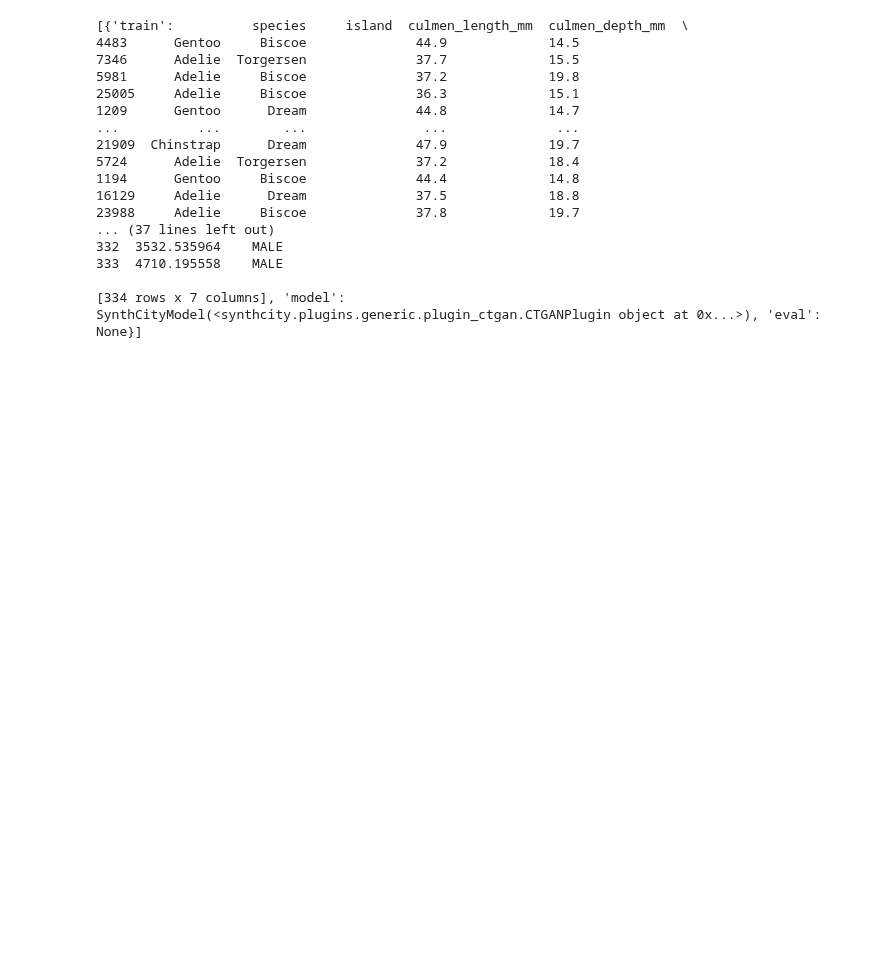
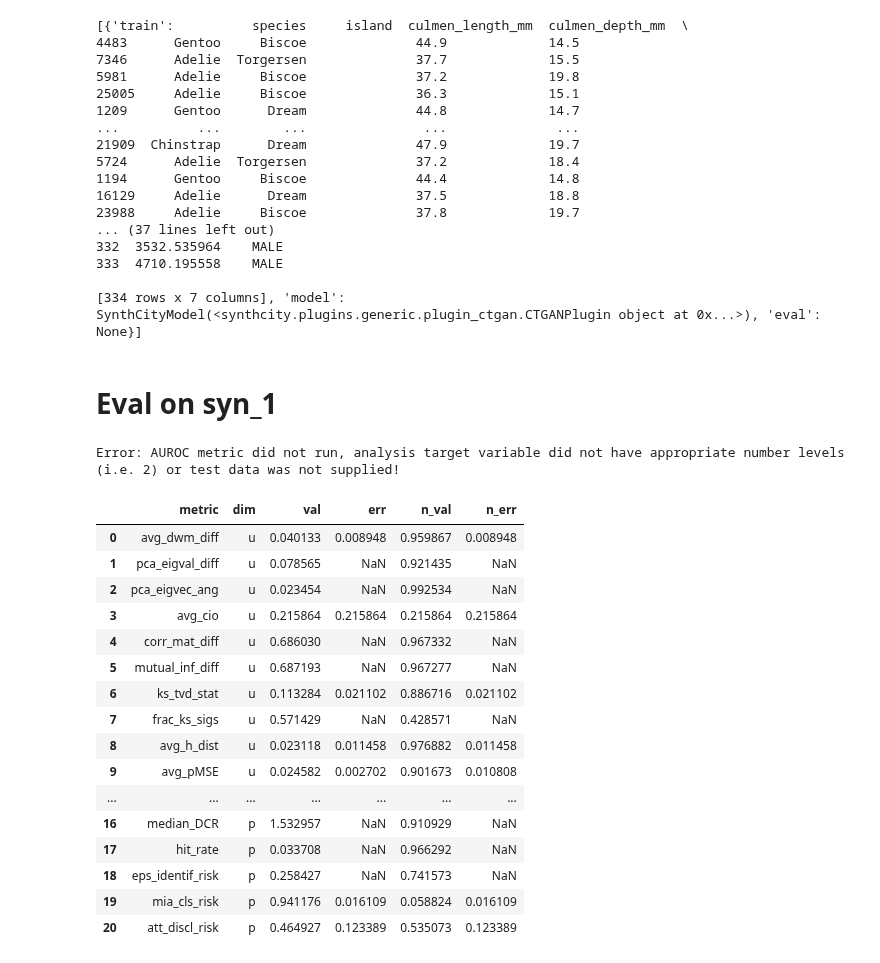
Before and after one commit to LucasBrynk/synthe_size_me, a Jupyter notebook: penguins_syn/penguins_ctgan_syn.ipynb, the cells around one changed output. Drawn from its saved outputs; the diff is of its cells as text; code cells hidden in the pictures; blank space fills up the shorter version.

Commit message:
Eval of all stacks and gens

```diff
--- a/penguins_syn/penguins_ctgan_syn.ipynb
+++ b/penguins_syn/penguins_ctgan_syn.ipynb
@@ -353,3 +344,39 @@ stack_synth_only_syn = pd.read_csv(f"{gen_method}\stack_synth_only_syn.csv").rou
 
 # Remove first column
 stack_synth_only_syn = stack_synth_only_syn.iloc[:, 1:]
+# %% [markdown]
+# Eval on syn_1
+# %%
+# Read train and test data (this is base/real train and test data, not the stack data)
+penguins_train = pd.read_csv("Data\penguins_train.csv")
+penguins_test = pd.read_csv("Data\penguins_test.csv")
+
+# Read syn_v1 data
+penguins_syn = pd.read_csv(f"{gen_method}\penguins_syn_v1.csv").round(1)
+
+# Remove first column
+penguins_syn = penguins_syn.iloc[:, 1:]
+
+# SynthEval
+S = SynthEval(penguins_train, holdout_dataframe=penguins_test, verbose=0)
+res_real = S.evaluate(penguins_syn,target,"full_eval")
+res_real
+# %% [output]
+Error: AUROC metric did not run, analysis target variable did not have appropriate number levels (i.e. 2) or test data was not supplied!
+|  | metric | dim | val | err | n_val | n_err |
+| 0 | avg_dwm_diff | u | 0.040133 | 0.008948 | 0.959867 | 0.008948 |
+| 1 | pca_eigval_diff | u | 0.078565 | NaN | 0.921435 | NaN |
+| 2 | pca_eigvec_ang | u | 0.023454 | NaN | 0.992534 | NaN |
+| 3 | avg_cio | u | 0.215864 | 0.215864 | 0.215864 | 0.215864 |
+| 4 | corr_mat_diff | u | 0.686030 | NaN | 0.967332 | NaN |
+| 5 | mutual_inf_diff | u | 0.687193 | NaN | 0.967277 | NaN |
+| 6 | ks_tvd_stat | u | 0.113284 | 0.021102 | 0.886716 | 0.021102 |
+| 7 | frac_ks_sigs | u | 0.571429 | NaN | 0.428571 | NaN |
+| 8 | avg_h_dist | u | 0.023118 | 0.011458 | 0.976882 | 0.011458 |
+| 9 | avg_pMSE | u | 0.024582 | 0.002702 | 0.901673 | 0.010808 |
+| ... | ... | ... | ... | ... | ... | ... |
+| 16 | median_DCR | p | 1.532957 | NaN | 0.910929 | NaN |
+| 17 | hit_rate | p | 0.033708 | NaN | 0.966292 | NaN |
+| 18 | eps_identif_risk | p | 0.258427 | NaN | 0.741573 | NaN |
+| 19 | mia_cls_risk | p | 0.941176 | 0.016109 | 0.058824 | 0.016109 |
+| 20 | att_discl_risk | p | 0.464927 | 0.123389 | 0.535073 | 0.123389 |
```
Also changed, not shown: parts of 15 cells of this notebook.
